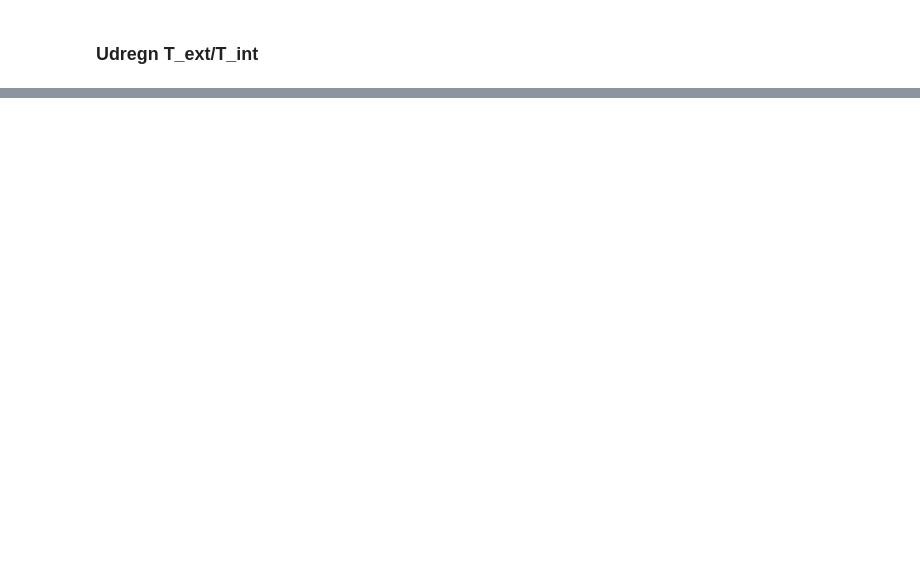
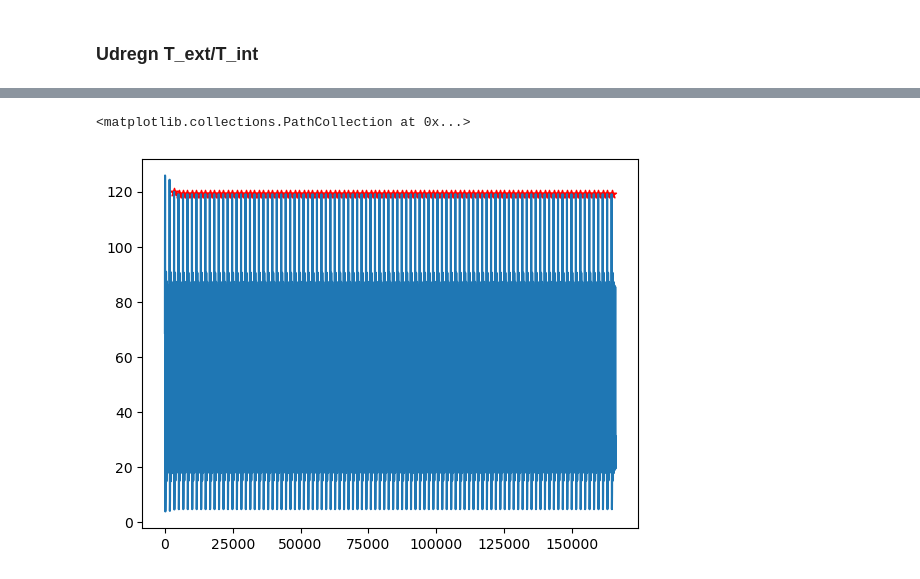
Before and after one commit to ErikBachRyhl/p53, a Jupyter notebook: Nutlin-tilføjelse.ipynb, the cells around one changed output, grey strips where cells are left out. Cells and saved outputs as stored; diff of their text form; code cells hidden in the pictures; blank space fills up the shorter version.

```diff
--- a/Nutlin-tilføjelse.ipynb
+++ b/Nutlin-tilføjelse.ipynb
@@ -448,0 +504,6 @@ plt.legend()
+# %%
+plt.plot(t_1, p_1)
+plt.scatter(t_1[index_højeste_peaks], p_1[index_højeste_peaks], marker='*', color="red")
+# %% [output]
+<matplotlib.collections.PathCollection at 0x...>
+[figure, added]
```
Also changed, not shown: parts of 18 cells of this notebook.
